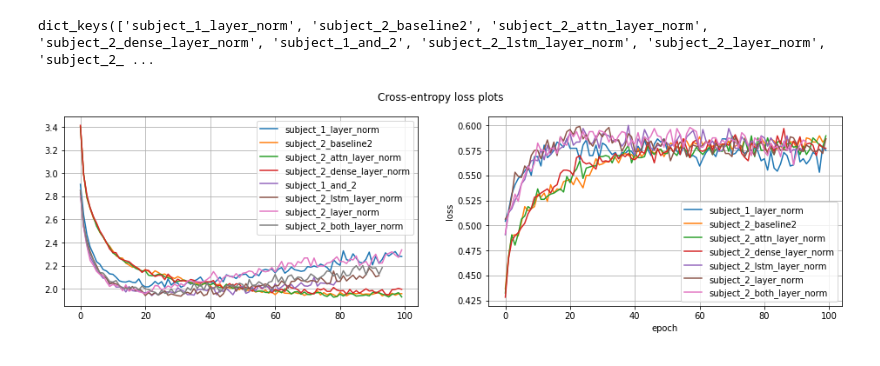
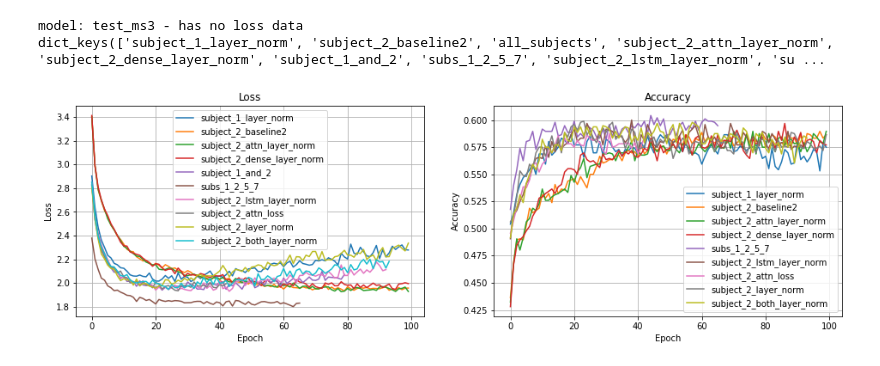
Before and after one commit to seang123/Masters-Thesis2, a Jupyter notebook: notebooks/loss_plots.ipynb, the cells around one changed output. Cells and saved outputs as stored; diff of their text form; code cells hidden in the pictures.

```diff
--- a/notebooks/loss_plots.ipynb
+++ b/notebooks/loss_plots.ipynb
@@ -13,39 +16,47 @@ print(models)
 # %%
 data = {}
 for m in models:
-    data[m] = pd.read_csv(f'{log_dir}/{m}/loss_history.csv')
-    data[m] = pd.read_csv(f'{log_dir}/{m}/loss_history.csv')
-    data[m] = pd.read_csv(f'{log_dir}/{m}/loss_history.csv')
+    try:
+        data[m] = pd.read_csv(f'{log_dir}/{m}/loss_history.csv')
+    except FileNotFoundError:
+        print(f"model: {m} - has no loss data")
 print(data.keys())
 # %% [output]
-dict_keys(['subject_1_layer_norm', 'subject_2_baseline2', 'subject_2_attn_layer_norm', 'subject_2_dense_layer_norm', 'subject_1_and_2', 'subject_2_lstm_layer_norm', 'subject_2_layer_norm', 'subject_2_ ...
+model: test_ms3 - has no loss data
+dict_keys(['subject_1_layer_norm', 'subject_2_baseline2', 'all_subjects', 'subject_2_attn_layer_norm', 'subject_2_dense_layer_norm', 'subject_1_and_2', 'subs_1_2_5_7', 'subject_2_lstm_layer_norm', 'su ...
 # %%
 def get_loss(df, key='val_loss') -> list:
     loss = df.dropna(subset=[key]).groupby('epoch')[key].apply(list)
     return [loss[i][-1] for i in range(len(loss))]
 # %%
-fig, ax = plt.subplots(1, 2, figsize=(16,4))
+fig, ax = plt.subplots(1, 2, figsize=(16,4.5))
 
 for i, (k, v) in enumerate(data.items()):
     ax[0].plot( get_loss(v, 'val_loss'), label=k )
     ax[0].grid('on')
 
 ax[0].legend()
+ax[0].set_title("Loss")
+ax[0].set_xlabel("Epoch")
+ax[0].set_ylabel("Loss")
 
 for i, (k, v) in enumerate(data.items()):
     try:
         ax[1].plot( get_loss(v, 'val_accuracy'), label=k)
         ax[1].grid('on')
     except KeyError:
         pass
 
-plt.suptitle("Cross-entropy loss plots")
-plt.xlabel("epoch")
-plt.ylabel("loss")
+ax[1].set_title("Accuracy")
+ax[1].set_xlabel("Epoch")
+ax[1].set_ylabel("Accuracy")
+ax[1].legend()
+
+# plt.suptitle("Cross-entropy loss & accuracy")
 plt.xlim(xmin = -(.05 * plt.gca().get_xlim()[1]))
-plt.legend()
+# plt.legend()
 # plt.grid()
-# plt.savefig(f"{out_dir}/loss_plot.png")
+plt.savefig(f"{out_dir}/loss_plot.png")
 plt.show()
 # %% [output]
-[figure, old version]
+[figure, new version]
```
Also changed, not shown: parts of 9 cells of this notebook, 22 other files.
